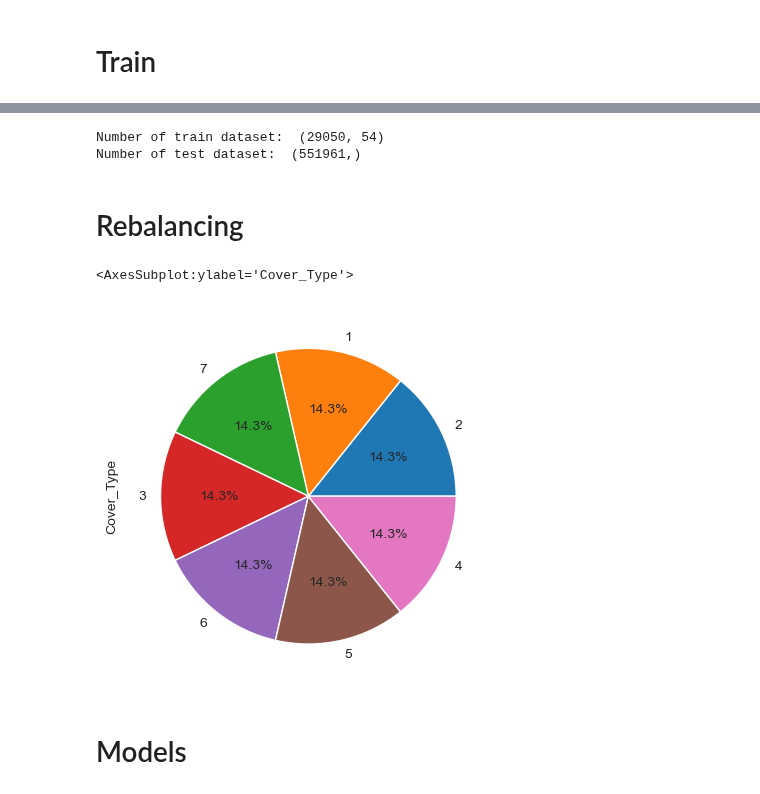
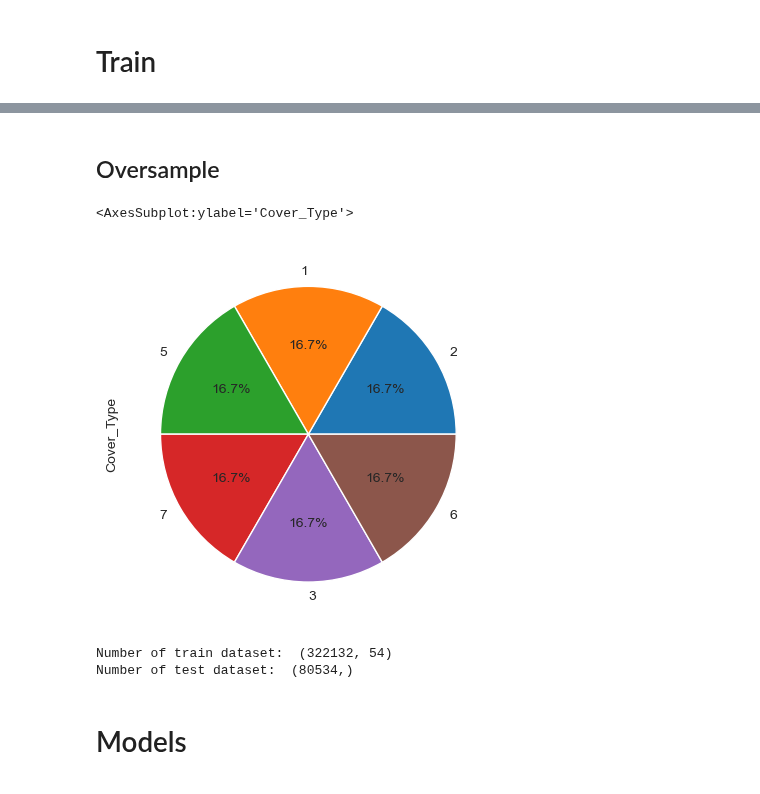
Before and after one commit to hsuliz/university, a Jupyter notebook: year-2023/data-science/forest-anal/anal.ipynb, the cells around one changed output, grey strips where cells are left out. Saved outputs shown, nothing was run; the diff lists cells and outputs as text; code cells hidden in the pictures.

```diff
--- a/year-2023/data-science/forest-anal/anal.ipynb
+++ b/year-2023/data-science/forest-anal/anal.ipynb
@@ -72,0 +75,2 @@ df["Cover_Type"].value_counts().plot.pie(autopct='%1.1f%%')
+# %%
+df = np.array_split(df, 5)[1]
@@ -73,12 +94,17 @@ df["Cover_Type"].value_counts().plot.pie(autopct='%1.1f%%')
+# %% [markdown]
+## Oversample
+# %%
+# takes about 10 sec on my machine
+sm = SMOTE()
+X, y = sm.fit_resample(X, y)
+y.value_counts().plot.pie(autopct='%1.1f%%')
+# %% [output]
+<AxesSubplot:ylabel='Cover_Type'>
+[figure, added]
 # %%
-X = df.iloc[:, 0:-1]
-y = df["Cover_Type"]
-
-X_train, X_test, y_train, y_test = train_test_split(X, y, test_size=0.95)
+X_train, X_test, y_train, y_test = train_test_split(X, y, test_size=0.2)
 print("Number of train dataset: ", X_train.shape)
 print("Number of test dataset: ", y_test.shape)
 # %% [output]
-Number of train dataset:  (29050, 54)
-Number of test dataset:  (551961,)
+Number of train dataset:  (322132, 54)
+Number of test dataset:  (80534,)
-# %% [markdown]
-# Rebalancing
@@ -91,8 +111,3 @@ X_train_miss, y_train_miss = nr.fit_resample(X_train, y_train.ravel())
-# %%
-y_train_res.value_counts().plot.pie(autopct='%1.1f%%')
-# %% [output]
-<AxesSubplot:ylabel='Cover_Type'>
-[figure, removed]
 # %% [markdown]
 # Models
 # %% [markdown]
```
Also changed, not shown: parts of 7 cells of this notebook.
